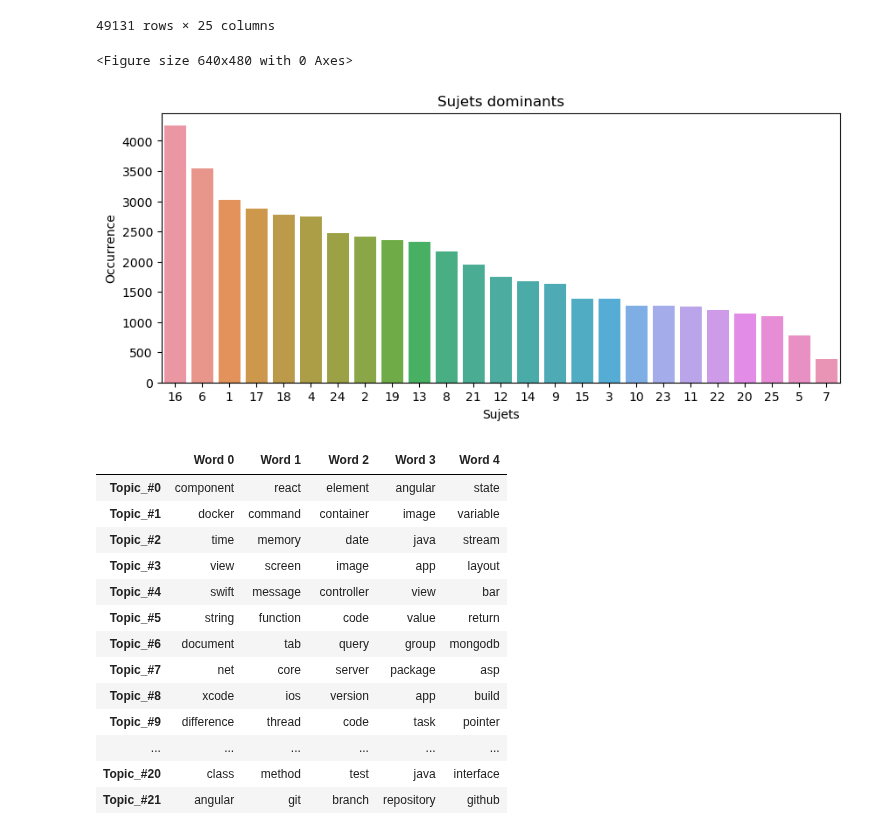
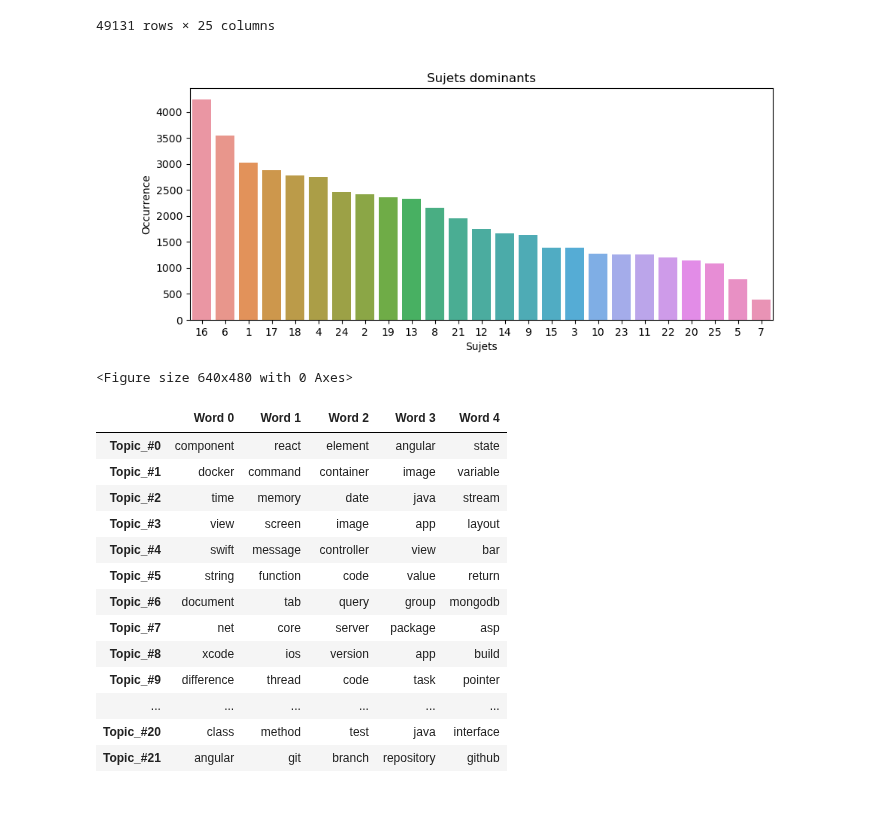
Before and after one commit to Adrian1903/Categorisez-automatiquement-des-questions, a Jupyter notebook: dev/03_modélisation.ipynb, the cells around one changed output. Drawn from its saved outputs; the diff is of its cells as text; code cells hidden in the pictures; blank space fills up the shorter version.

```diff
--- a/dev/03_modélisation.ipynb
+++ b/dev/03_modélisation.ipynb
@@ -238,19 +240,21 @@ doc_topic
 # %%
 dominant_topic = doc_topic.copy()
 dominant_topic['dominant_topic'] = np.argmax(dominant_topic.values, axis=1) + 1
 order = dominant_topic.groupby('dominant_topic')['Topic_#1'].count().sort_values(ascending=False).index
 
 plt.clf()
 plt.figure(figsize=(10,4))
 sns.countplot(dominant_topic.dominant_topic, order=order)
 plt.title('Sujets dominants')
 plt.xlabel('Sujets')
 plt.ylabel('Occurrence')
 plt.savefig('img/img_dominant_topic.png',
             transparent=True)
+plt.close()
+Image('img/img_dominant_topic.png')
 # %% [output]
+[figure, new version]
 <Figure size 640x480 with 0 Axes>
-[figure, old version]
 # %%
 # Top mots clés des différents sujets.
 topic_keywords = show_topics(count_vectorizer, lda, 5)
```
Also changed, not shown: parts of 9 cells of this notebook.
